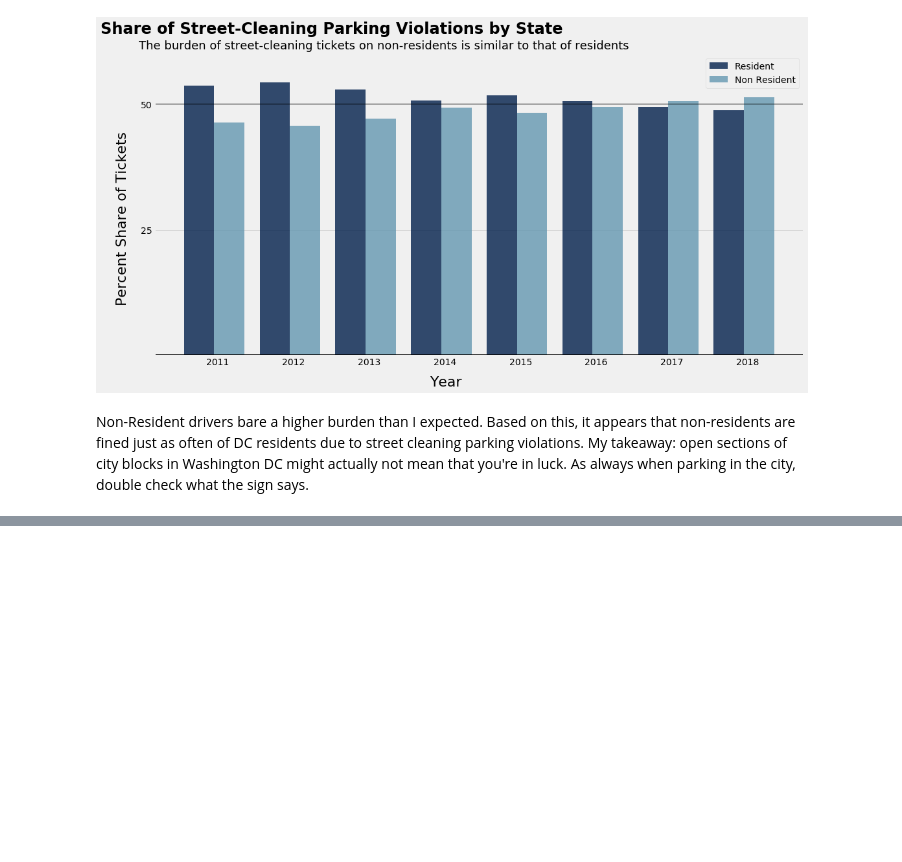
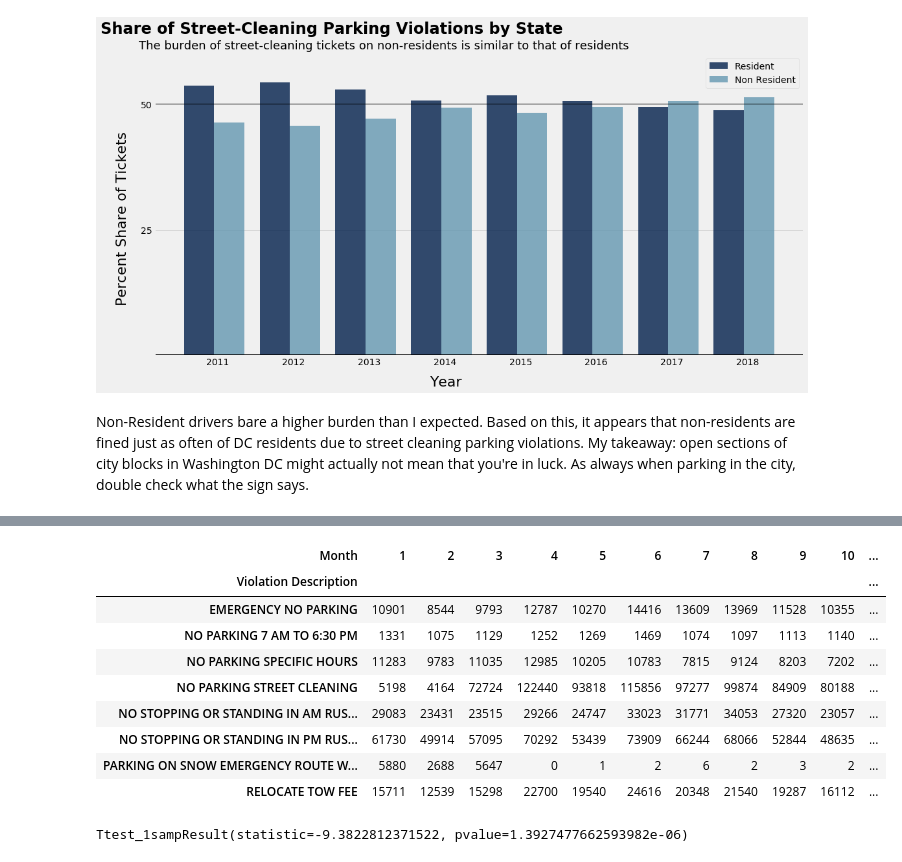
Before and after one commit to Alex-Witt/DC-Parking-Data-Exploration, a Jupyter notebook: Parking Data Notebook.ipynb, the cells around one changed output, grey strips where cells are left out. Saved outputs shown, nothing was run; the diff lists cells and outputs as text; code cells hidden in the pictures; blank space fills up the shorter version.

```diff
--- a/Parking Data Notebook.ipynb
+++ b/Parking Data Notebook.ipynb
@@ -490,0 +543,18 @@ Non-Resident drivers bare a higher burden than I expected. Based on this, it app
+# %%
+temp_v = pd.crosstab(temporary['Violation Description'], temporary['Month'], margins = False)
+temp_v
+# %% [output]
+| Month | 1 | 2 | 3 | 4 | 5 | 6 | 7 | 8 | 9 | 10 | ... |
+| Violation Description |  |  |  |  |  |  |  |  |  |  | ... |
+| EMERGENCY NO PARKING | 10901 | 8544 | 9793 | 12787 | 10270 | 14416 | 13609 | 13969 | 11528 | 10355 | ... |
+| NO PARKING 7 AM TO 6:30 PM | 1331 | 1075 | 1129 | 1252 | 1269 | 1469 | 1074 | 1097 | 1113 | 1140 | ... |
+| NO PARKING SPECIFIC HOURS | 11283 | 9783 | 11035 | 12985 | 10205 | 10783 | 7815 | 9124 | 8203 | 7202 | ... |
+| NO PARKING STREET CLEANING | 5198 | 4164 | 72724 | 122440 | 93818 | 115856 | 97277 | 99874 | 84909 | 80188 | ... |
+| NO STOPPING OR STANDING IN AM RUS... | 29083 | 23431 | 23515 | 29266 | 24747 | 33023 | 31771 | 34053 | 27320 | 23057 | ... |
+| NO STOPPING OR STANDING IN PM RUS... | 61730 | 49914 | 57095 | 70292 | 53439 | 73909 | 66244 | 68066 | 52844 | 48635 | ... |
+| PARKING ON SNOW EMERGENCY ROUTE W... | 5880 | 2688 | 5647 | 0 | 1 | 2 | 6 | 2 | 3 | 2 | ... |
+| RELOCATE TOW FEE | 15711 | 12539 | 15298 | 22700 | 19540 | 24616 | 20348 | 21540 | 19287 | 16112 | ... |
+# %%
+stats.ttest_1samp(temp_v.iloc[3] , np.mean(totals.T.iloc[1]))
+# %% [output]
+Ttest_1sampResult(statistic=-9.3822812371522, pvalue=1.3927477662593982e-06)
```
Also changed, not shown: parts of 13 cells of this notebook.
